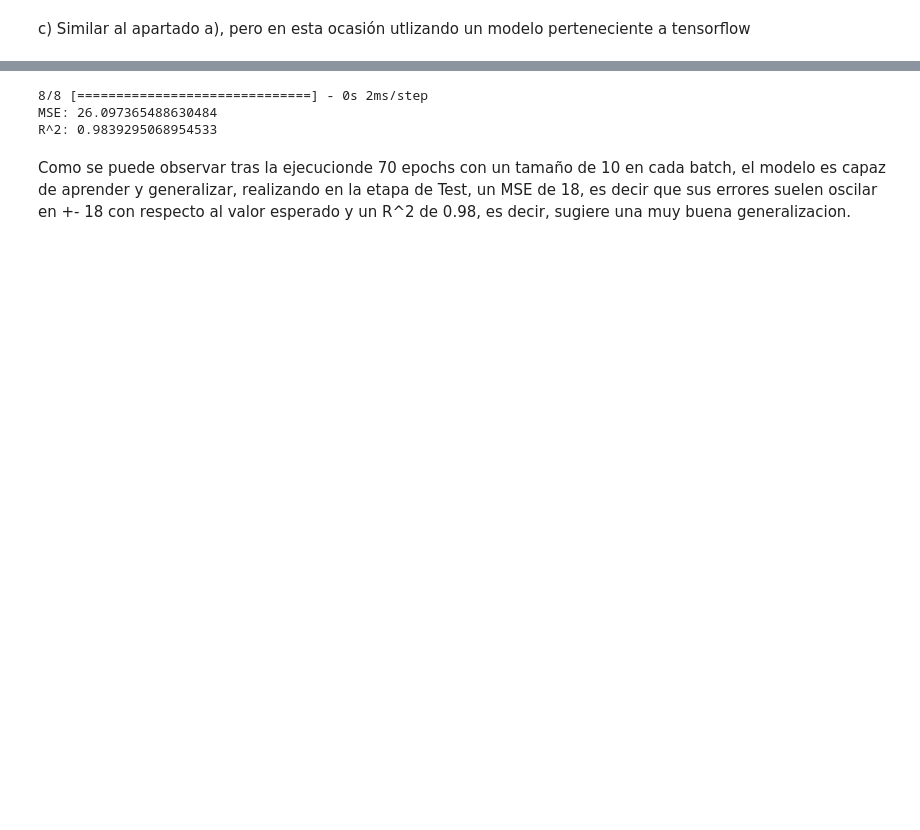
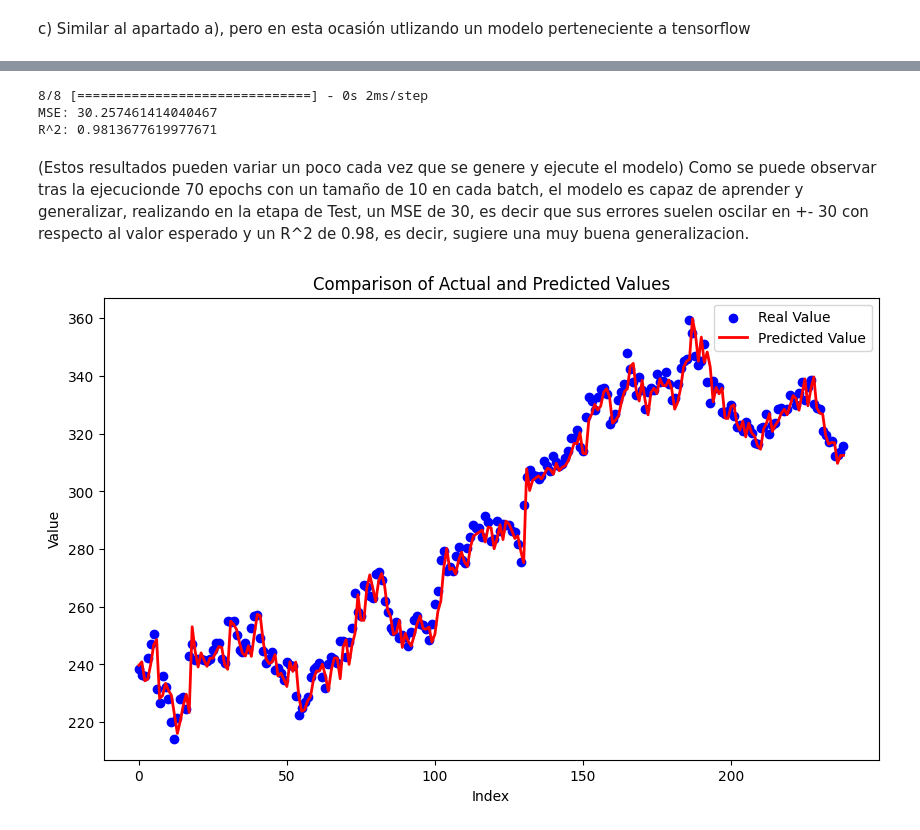
Before and after one commit to Carlosbil/Invest_basic_predictor, a Jupyter notebook: 20231204CBLCarlosBilbaoLara2002python.ipynb, the cells around one changed output, grey strips where cells are left out. Saved outputs shown, nothing was run; the diff lists cells and outputs as text; code cells hidden in the pictures; blank space fills up the shorter version.

```diff
--- a/20231204CBLCarlosBilbaoLara2002python.ipynb
+++ b/20231204CBLCarlosBilbaoLara2002python.ipynb
@@ -628,7 +656,7 @@ c) Similar al apartado a), pero en esta ocasión utlizando un modelo pertenecien
 import tensorflow as tf
 
 # convert DF into numpy arrays
-x_numpy = df_numeric[["Price before", "Open before", "Change float before", "Vol. float before", "Open"]].values
+x_numpy = df_numeric[["Price before", "Open before", "Change float before", "Vol. float before"]].values
 y_numpy = df_numeric["Price"].values
 
 # Divide in train test dataset
@@ -681,7 +709,7 @@ Epoch 70/70
 # %%
 from sklearn.metrics import mean_squared_error, r2_score
 
-# calculate error
+# Calculate error
 
 Y_pred = model_neuronal_network.predict(X_test)
 mse = mean_squared_error(Y_test, Y_pred)
@@ -691,7 +719,25 @@ print("MSE:", mse)
 print("R^2:", r2)
 # %% [output]
 8/8 [==============================] - 0s 2ms/step
-MSE: 26.097365488630484
-R^2: 0.9839295068954533
+MSE: 30.257461414040467
+R^2: 0.9813677619977671
 # %% [markdown]
-Como se puede observar tras la ejecucionde 70 epochs con un tamaño de 10 en cada batch, el modelo es capaz de aprender y generalizar, realizando en la etapa de Test, un MSE de 18, es decir que sus errores suelen oscilar en +- 18 con respecto al valor esperado y un R^2 de 0.98, es decir, sugiere una muy buena generalizacion.
+(Estos resultados pueden variar un poco cada vez que se genere y ejecute el modelo) Como se puede observar tras la ejecucionde 70 epochs con un tamaño de 10 en cada batch, el modelo es capaz de aprender y generalizar, realizando en la etapa de Test, un MSE de 30, es decir que sus errores suelen oscilar en +- 30 con respecto al valor esperado y un R^2 de 0.98, es decir, sugiere una muy buena generalizacion.
+# %%
+# Let's plot the results
+plt.figure(figsize=(10, 6))
+
+# Real values vs predicted
+plt.scatter(range(len(Y_test)), Y_test, color='blue', label='Real Value')
+plt.plot(range(len(Y_pred)), Y_pred, color='red', linewidth=2, label='Predicted Value')
+
+# Show legend and labels
+plt.title("Comparison of Actual and Predicted Values")
+plt.xlabel("Index")
+plt.ylabel("Value")
+plt.legend()
+plt.savefig('realVSpredicted4c.png')
+# Mostrar el gráfico
+plt.show()
+# %% [output]
+[figure, added]
```
Also changed, not shown: parts of 30 cells of this notebook.
